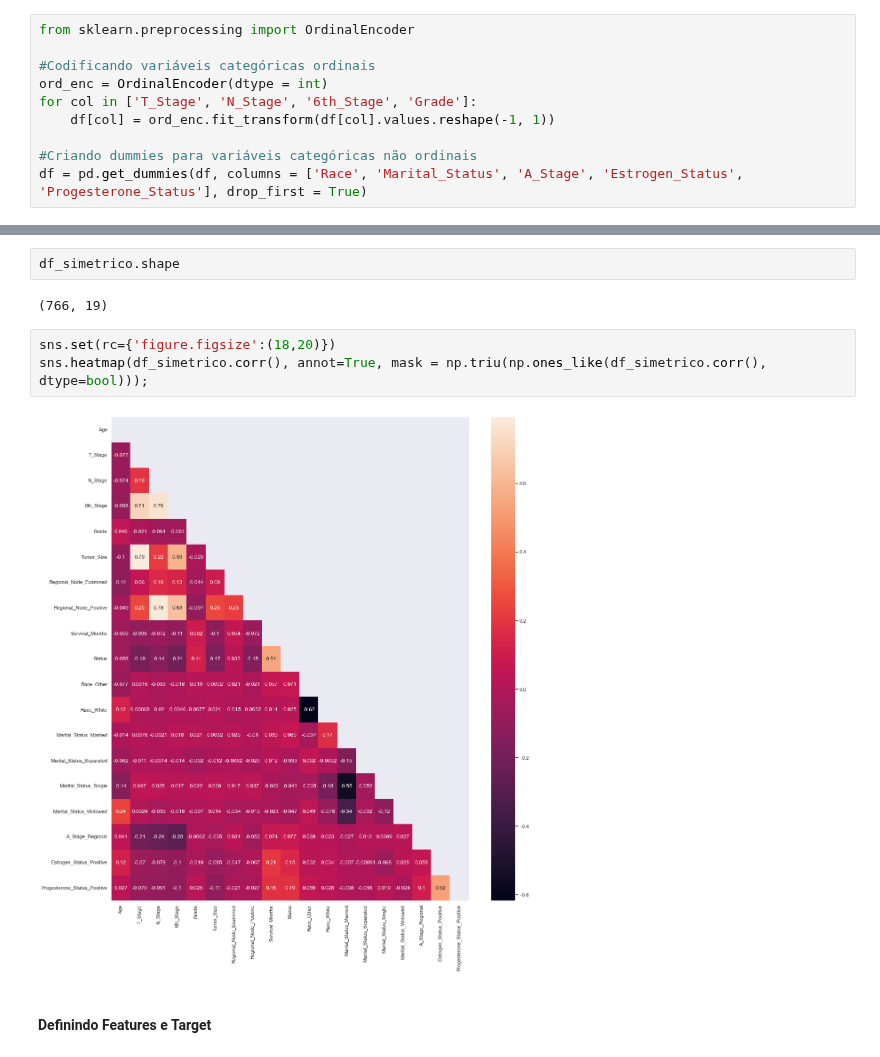
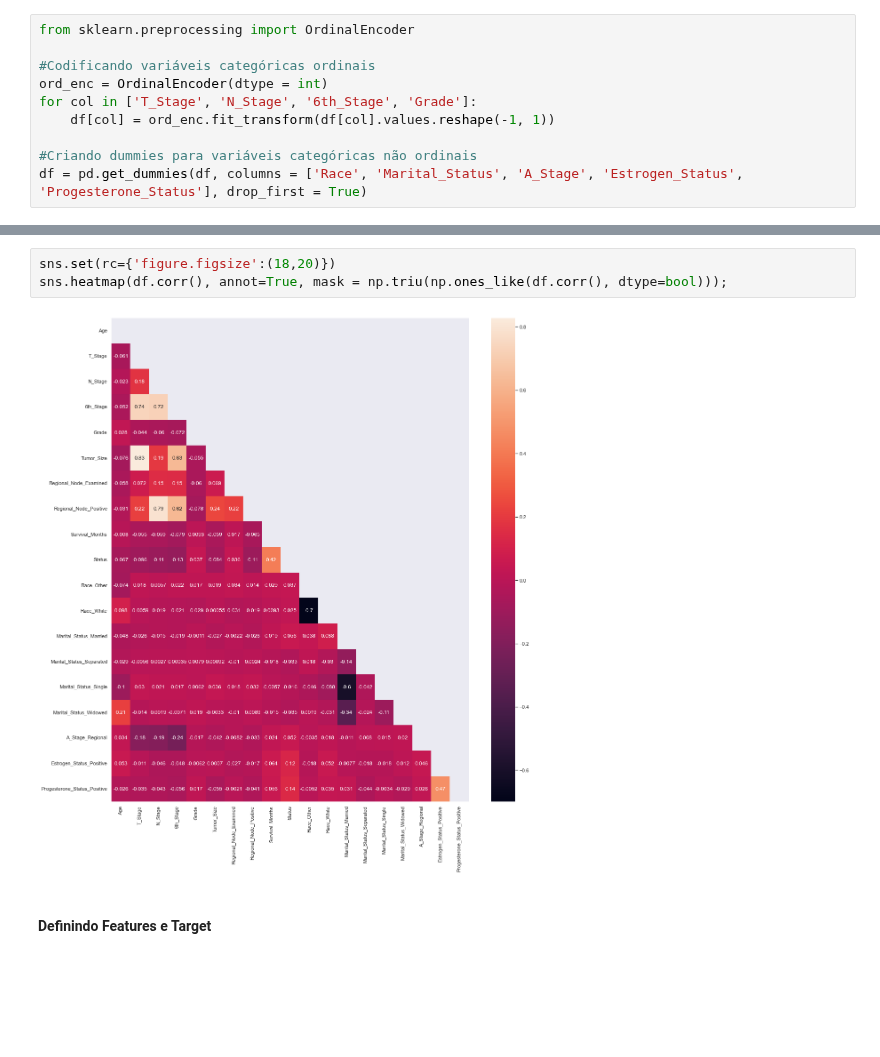
Before and after one commit to faustinothiagos/Project_Workshop_3_DS_Digital_House, a Jupyter notebook: workshop3.ipynb, the cells around one changed output, grey strips where cells are left out. Cells and saved outputs as stored; diff of their text form; blank space fills up the shorter version.

```diff
--- a/workshop3.ipynb
+++ b/workshop3.ipynb
@@ -390,12 +366,8 @@ df_simetrico.sample(5)
-# %%
-df_simetrico.shape
-# %% [output]
-(766, 19)
 # %%
 sns.set(rc={'figure.figsize':(18,20)})
-sns.heatmap(df_simetrico.corr(), annot=True, mask = np.triu(np.ones_like(df_simetrico.corr(), dtype=bool)));
+sns.heatmap(df.corr(), annot=True, mask = np.triu(np.ones_like(df.corr(), dtype=bool)));
 # %% [output]
-[figure, old version]
+[figure, new version]
 # %% [markdown]
 #### Definindo Features e Target
 # %%
```
Also changed, not shown: parts of 34 cells of this notebook.
